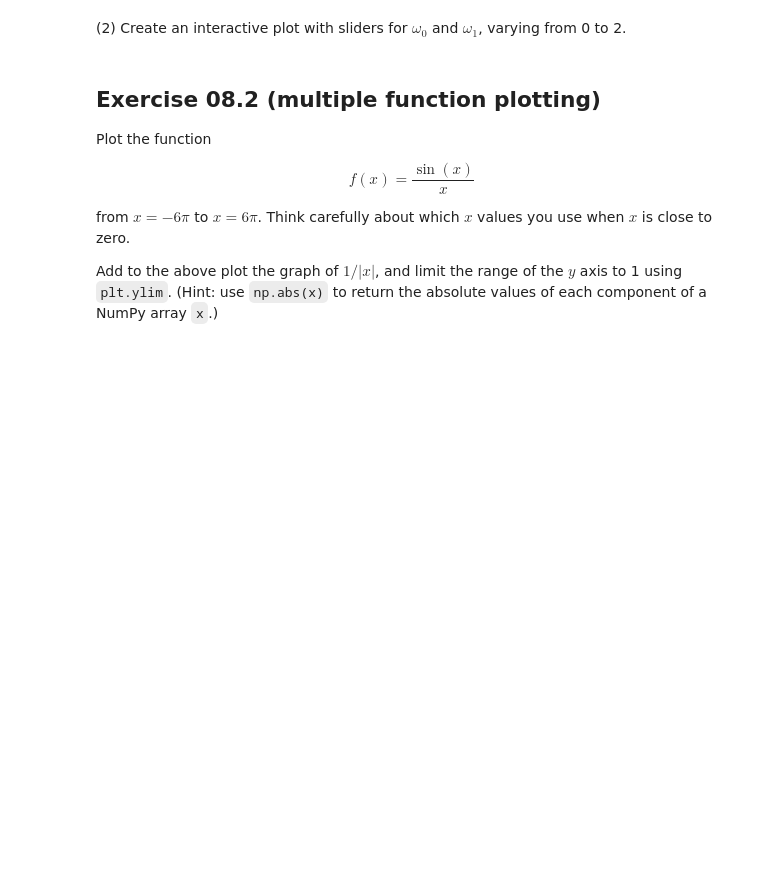
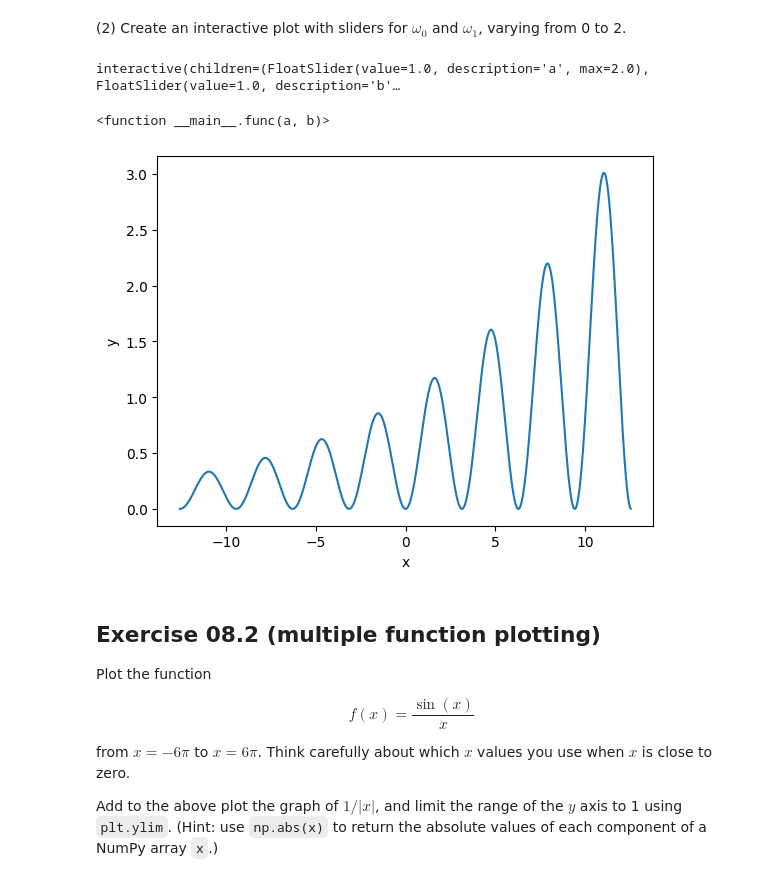
Before and after one commit to WS455/PartIA-Computing-Michaelmas-_ws455, a Jupyter notebook: Exercises/08 Exercises.ipynb, the cells around one changed output. Saved outputs shown, nothing was run; the diff lists cells and outputs as text; code cells hidden in the pictures; blank space fills up the shorter version.

```diff
--- a/Exercises/08 Exercises.ipynb
+++ b/Exercises/08 Exercises.ipynb
@@ -39,3 +29,28 @@ plt.show()
+# %%
+from ipywidgets import interact
+import math
+
+num_points = 1000
+x = []
+pi=3.14159265358
+for i in range(num_points):
+    x.append(-4*pi+(8*i*pi/num_points))
+
+def func(a,b):
+    y = []
+    for item in x:
+        y.append(math.exp(item / 10) * math.sin(a*item) * math.sin(b*item))
+    plt.plot(x,y)
+    plt.ylabel("y")
+    plt.xlabel("x")
+    plt.show()
+
+
+interact(func, a=(0,2,0.1), b=(0,2,0.1))
+# %% [output]
+interactive(children=(FloatSlider(value=1.0, description='a', max=2.0), FloatSlider(value=1.0, description='b'…
+<function __main__.func(a, b)>
+[figure, added]
 # %% [markdown]
 ## Exercise 08.2 (multiple function plotting)
 
```
Also changed, not shown: parts of 3 cells of this notebook.
